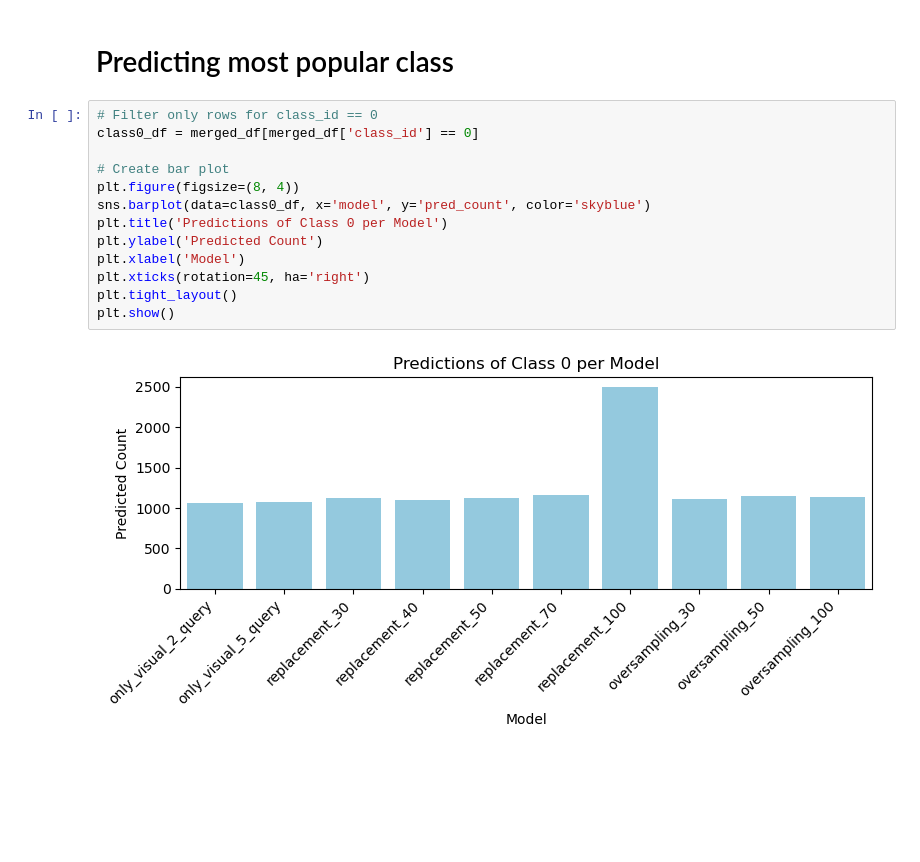
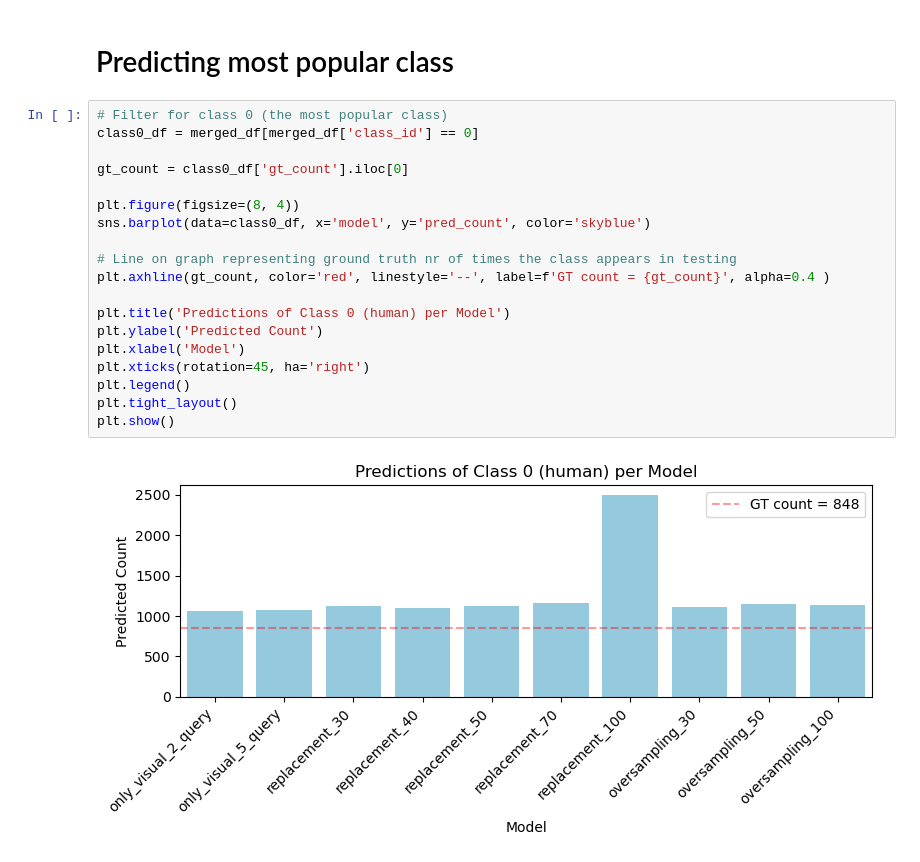
Before and after one commit to lhertrich/ODCE, a Jupyter notebook: validation/class_accuracy/Class_statistics_plots.ipynb, the cells around one changed output. Drawn from its saved outputs; the diff is of its cells as text; blank space fills up the shorter version.

Commit message:
enchanced plots

```diff
--- a/validation/class_accuracy/Class_statistics_plots.ipynb
+++ b/validation/class_accuracy/Class_statistics_plots.ipynb
@@ -211,17 +211,23 @@ Oversampling increased recall in 29 classes out of 365, 296 class recalls were l
 # %% [markdown]
 # Predicting most popular class
 # %%
-# Filter only rows for class_id == 0
+# Filter for class 0 (the most popular class)
 class0_df = merged_df[merged_df['class_id'] == 0]
 
-# Create bar plot
+gt_count = class0_df['gt_count'].iloc[0]
+
 plt.figure(figsize=(8, 4))
 sns.barplot(data=class0_df, x='model', y='pred_count', color='skyblue')
-plt.title('Predictions of Class 0 per Model')
+
+# Line on graph representing ground truth nr of times the class appears in testing
+plt.axhline(gt_count, color='red', linestyle='--', label=f'GT count = {gt_count}', alpha=0.4 )
+
+plt.title('Predictions of Class 0 (human) per Model')
 plt.ylabel('Predicted Count')
 plt.xlabel('Model')
 plt.xticks(rotation=45, ha='right')
+plt.legend()
 plt.tight_layout()
 plt.show()
 # %% [output]
-[figure, old version]
+[figure, new version]
```
